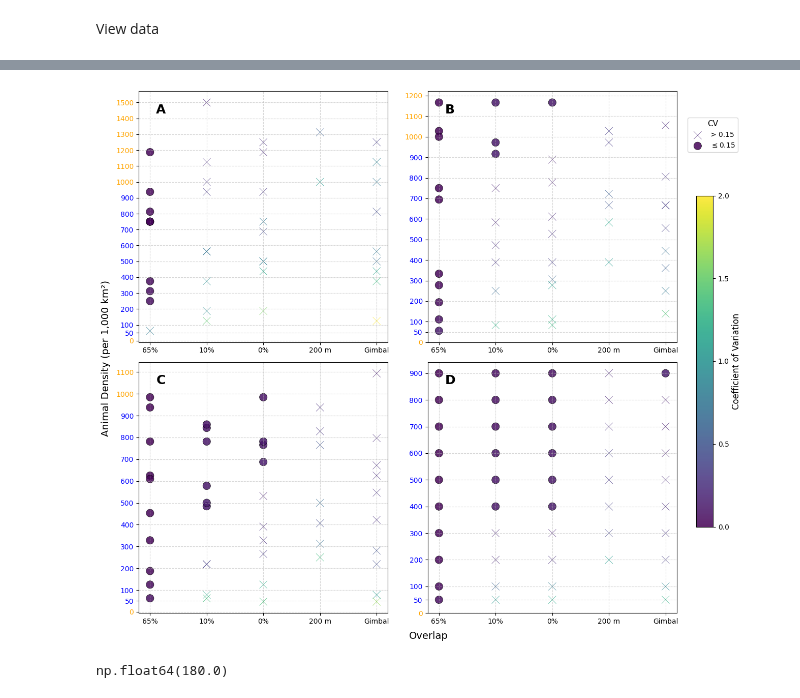
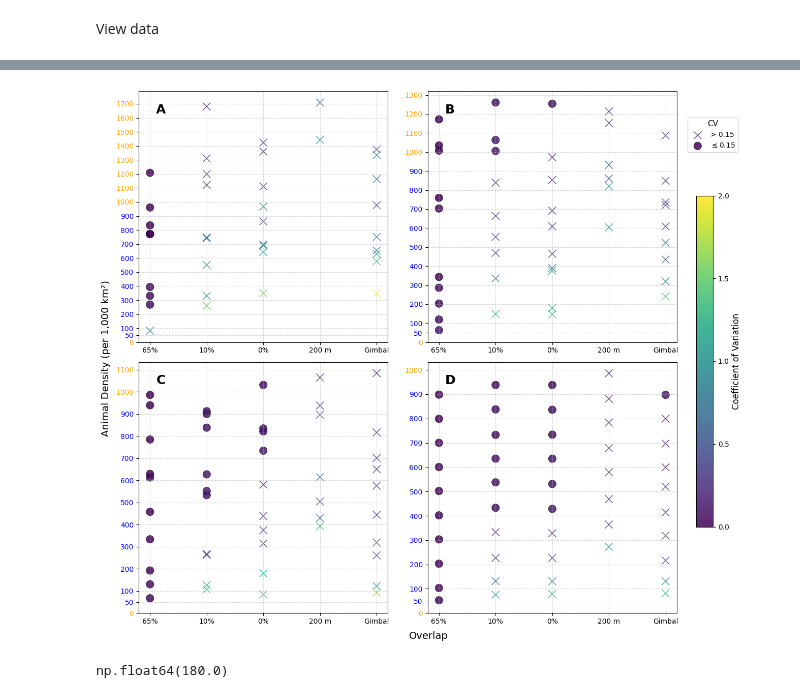
Before and after one commit to hambrecht/DroneSurveySimulator, a Jupyter notebook: Scripts/visualisation/vis_quadcopterFesability.ipynb, the cells around one changed output, grey strips where cells are left out. Drawn from its saved outputs; the diff is of its cells as text; code cells hidden in the pictures.

```diff
--- a/Scripts/visualisation/vis_quadcopterFesability.ipynb
+++ b/Scripts/visualisation/vis_quadcopterFesability.ipynb
@@ -113,7 +113,7 @@ for i, nsub in enumerate(unique_nsubplots):
 
     sc_x = ax.scatter(
         subset.loc[mask_x, 'Overlap_cat'],
-        subset.loc[mask_x, 'trueDensity'],
+        subset.loc[mask_x, 'Mean_estimated_Density'],
         c=subset.loc[mask_x, 'CV'],
         cmap=cmap,
         norm=norm,
@@ -121,12 +121,12 @@ for i, nsub in enumerate(unique_nsubplots):
         s=120,
         alpha=0.85,
         edgecolor='k',
-        linewidth=0.5,
+        linewidth=1.0,
         label='> 0.15'
     )
     sc_circle = ax.scatter(
         subset.loc[mask_circle, 'Overlap_cat'],
-        subset.loc[mask_circle, 'trueDensity'],
+        subset.loc[mask_circle, 'Mean_estimated_Density'],
         c=subset.loc[mask_circle, 'CV'],
         cmap=cmap,
         norm=norm,
@@ -158,34 +158,34 @@ for i, nsub in enumerate(unique_nsubplots):
         except ValueError:
             tick.set_color('orange')
 
     # Add subplot label (A, B, C, D)
     ax.text(0.07, 0.95, subplot_labels[i], transform=ax.transAxes,
             fontsize=18, fontweight='bold', va='top', ha='left')
 
 # Shared axis labels
 fig.text(0.5, 0.04, 'Overlap', ha='center', fontsize=14)
 fig.text(0.04, 0.5, 'Animal Density (per 1,000 km²)', va='center', rotation='vertical', fontsize=14)
 
 # Shared colorbar
 max_val = round(sorted_data['CV'].max(),0)
 cbar_ticks = np.linspace(0, max_val, 5)  # Create 6 evenly spaced ticks from 0 to max
 # cbar_ticks = [0.01, 0.02, 0.05, 0.1, 0.2, 0.5, 1, 2]
 cbar = fig.colorbar(sc_circle, ax=axs, orientation='vertical', pad=0.1, fraction=0.03, ticks=cbar_ticks)
 cbar.set_label('Coefficient of Variation', fontsize=12)
 cbar.ax.tick_params(labelsize=10)
 cbar.ax.yaxis.set_major_formatter(ticker.ScalarFormatter())
 cbar.ax.yaxis.set_minor_formatter(ticker.NullFormatter())
 
 # Legend
 fig.legend(['> 0.15', r'$\leq 0.15$'], title='CV',
            loc='upper right', bbox_to_anchor=(0.94, 0.9),
            fontsize=10, title_fontsize=11)
 
 plt.tight_layout(rect=[0.05, 0.05, 0.86, 0.95])
 plt.savefig(os.path.join('..', '..', 'Output', 'Plots', 'quadcopterFeasability_plot_2D_CV_combined.png'), dpi=300)
 plt.show()
 # %% [output]
-[figure, old version]
+[figure, new version]
 # %%
 round(sorted_data['Percent_Bias'].max(),-1)
 # %% [output]
```
Also changed, not shown: parts of 6 cells of this notebook.
